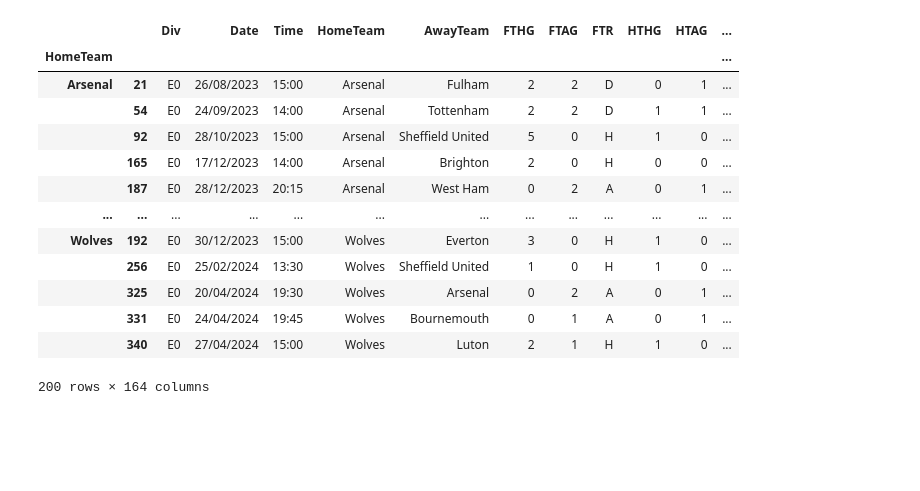
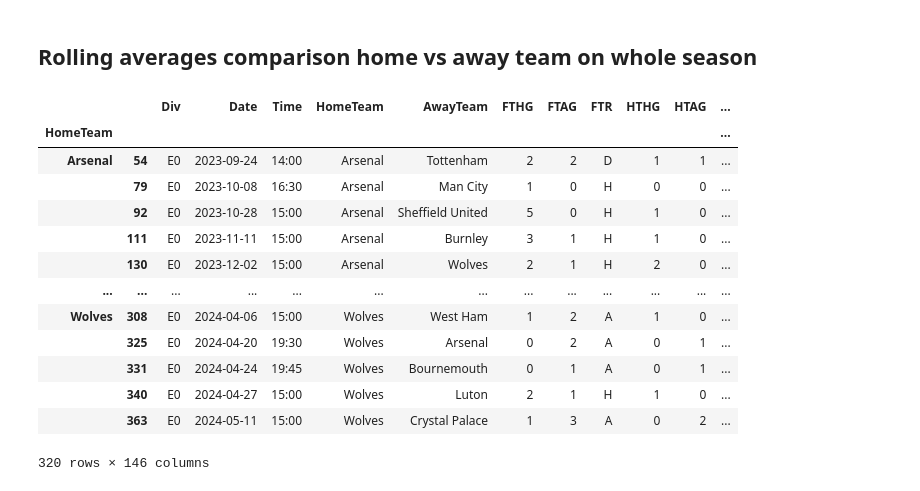
Before and after one commit to MarcinGruchala/football-predictions, a Jupyter notebook: notebooks/rolling_averages_demo.ipynb, the cells around one changed output. Saved outputs shown, nothing was run; the diff lists cells and outputs as text; code cells hidden in the pictures; blank space fills up the shorter version.

```diff
--- a/notebooks/rolling_averages_demo.ipynb
+++ b/notebooks/rolling_averages_demo.ipynb
@@ -2,17 +2,22 @@
 import sys
 import os
 import pandas as pd
-
-from football_predictions.data.tools.rolling_averages import rolling_averages_for_window_sizes
-from football_predictions.data.configuration import ROLLING_AVERAGES_COLUMNS, ROLLING_AVERAGES_WINDOW_SIZES
-from football_predictions.data.tools.processed import calculate_rolling_averages_home_team, calculate_rolling_averages_away_team
+from datetime import datetime
+dateparse = lambda x: datetime.strptime(x, '%m/%d/%Y')
 
 # Add the project root to the Python path
 project_root = os.path.abspath(os.path.join(os.getcwd(), '..'))
 if project_root not in sys.path:
     sys.path.append(project_root)
+
+from football_predictions.data.tools.rolling_averages import rolling_averages_for_window_sizes, rolling_averages
+from football_predictions.data.configuration import ROLLING_AVERAGES_COLUMNS
+from football_predictions.data.tools.processed import calculate_rolling_averages_home_team, calculate_rolling_averages_away_team
+
+ROLLING_AVERAGES_WINDOW_SIZES = [2,3]
 # %%
-data = pd.read_csv('../data/interim/premier_league/premier_league_2324.csv')
+data = pd.read_csv('../data/interim/premier_league/premier_league_2324.csv',date_parser=dateparse)
+data['Date'] = pd.to_datetime(data['Date'], dayfirst = True)
 data
 # %% [output]
 |  | Div | Date | Time | HomeTeam | AwayTeam | FTHG | FTAG | FTR | HTHG | HTAG | ... | ... |
@@ -30,0 +51,3 @@ data
+# %%
+data_home_grouped = data.groupby("HomeTeam")
+data_away_grouped = data.groupby("AwayTeam")
@@ -31,26 +144,28 @@ data
+# %% [markdown]
+## Rolling averages comparison home vs away team on whole season
 # %%
-grouped_home = data.groupby("HomeTeam").apply(
+data_home_rolling = data_home_grouped.apply(
     lambda x:
         rolling_averages_for_window_sizes(
             x,
             ROLLING_AVERAGES_COLUMNS,
             ROLLING_AVERAGES_WINDOW_SIZES,
             'H'
             )
         )
-grouped_home
+data_home_rolling
 # %% [output]
 |  |  | Div | Date | Time | HomeTeam | AwayTeam | FTHG | FTAG | FTR | HTHG | HTAG | ... |
 | HomeTeam |  |  |  |  |  |  |  |  |  |  |  | ... |
-| Arsenal | 21 | E0 | 26/08/2023 | 15:00 | Arsenal | Fulham | 2 | 2 | D | 0 | 1 | ... |
-|  | 54 | E0 | 24/09/2023 | 14:00 | Arsenal | Tottenham | 2 | 2 | D | 1 | 1 | ... |
-|  | 92 | E0 | 28/10/2023 | 15:00 | Arsenal | Sheffield United | 5 | 0 | H | 1 | 0 | ... |
-|  | 165 | E0 | 17/12/2023 | 14:00 | Arsenal | Brighton | 2 | 0 | H | 0 | 0 | ... |
-|  | 187 | E0 | 28/12/2023 | 20:15 | Arsenal | West Ham | 0 | 2 | A | 0 | 1 | ... |
+| Arsenal | 54 | E0 | 2023-09-24 | 14:00 | Arsenal | Tottenham | 2 | 2 | D | 1 | 1 | ... |
+|  | 79 | E0 | 2023-10-08 | 16:30 | Arsenal | Man City | 1 | 0 | H | 0 | 0 | ... |
+|  | 92 | E0 | 2023-10-28 | 15:00 | Arsenal | Sheffield United | 5 | 0 | H | 1 | 0 | ... |
+|  | 111 | E0 | 2023-11-11 | 15:00 | Arsenal | Burnley | 3 | 1 | H | 1 | 0 | ... |
+|  | 130 | E0 | 2023-12-02 | 15:00 | Arsenal | Wolves | 2 | 1 | H | 2 | 0 | ... |
 | ... | ... | ... | ... | ... | ... | ... | ... | ... | ... | ... | ... | ... |
-| Wolves | 192 | E0 | 30/12/2023 | 15:00 | Wolves | Everton | 3 | 0 | H | 1 | 0 | ... |
-|  | 256 | E0 | 25/02/2024 | 13:30 | Wolves | Sheffield United | 1 | 0 | H | 1 | 0 | ... |
-|  | 325 | E0 | 20/04/2024 | 19:30 | Wolves | Arsenal | 0 | 2 | A | 0 | 1 | ... |
-|  | 331 | E0 | 24/04/2024 | 19:45 | Wolves | Bournemouth | 0 | 1 | A | 0 | 1 | ... |
-|  | 340 | E0 | 27/04/2024 | 15:00 | Wolves | Luton | 2 | 1 | H | 1 | 0 | ... |
+| Wolves | 308 | E0 | 2024-04-06 | 15:00 | Wolves | West Ham | 1 | 2 | A | 1 | 0 | ... |
+|  | 325 | E0 | 2024-04-20 | 19:30 | Wolves | Arsenal | 0 | 2 | A | 0 | 1 | ... |
+|  | 331 | E0 | 2024-04-24 | 19:45 | Wolves | Bournemouth | 0 | 1 | A | 0 | 1 | ... |
+|  | 340 | E0 | 2024-04-27 | 15:00 | Wolves | Luton | 2 | 1 | H | 1 | 0 | ... |
+|  | 363 | E0 | 2024-05-11 | 15:00 | Wolves | Crystal Palace | 1 | 3 | A | 0 | 2 | ... |
-200 rows × 164 columns
+320 rows × 146 columns
```
Also changed, not shown: parts of 27 cells of this notebook, 11 other files.
